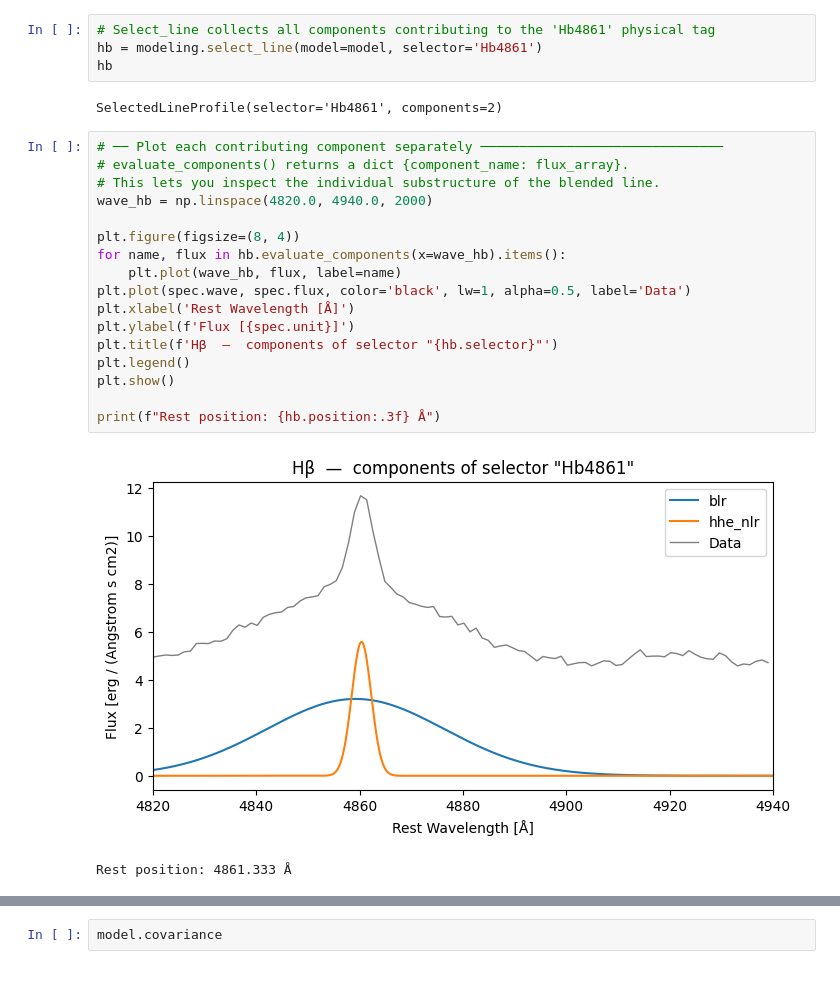
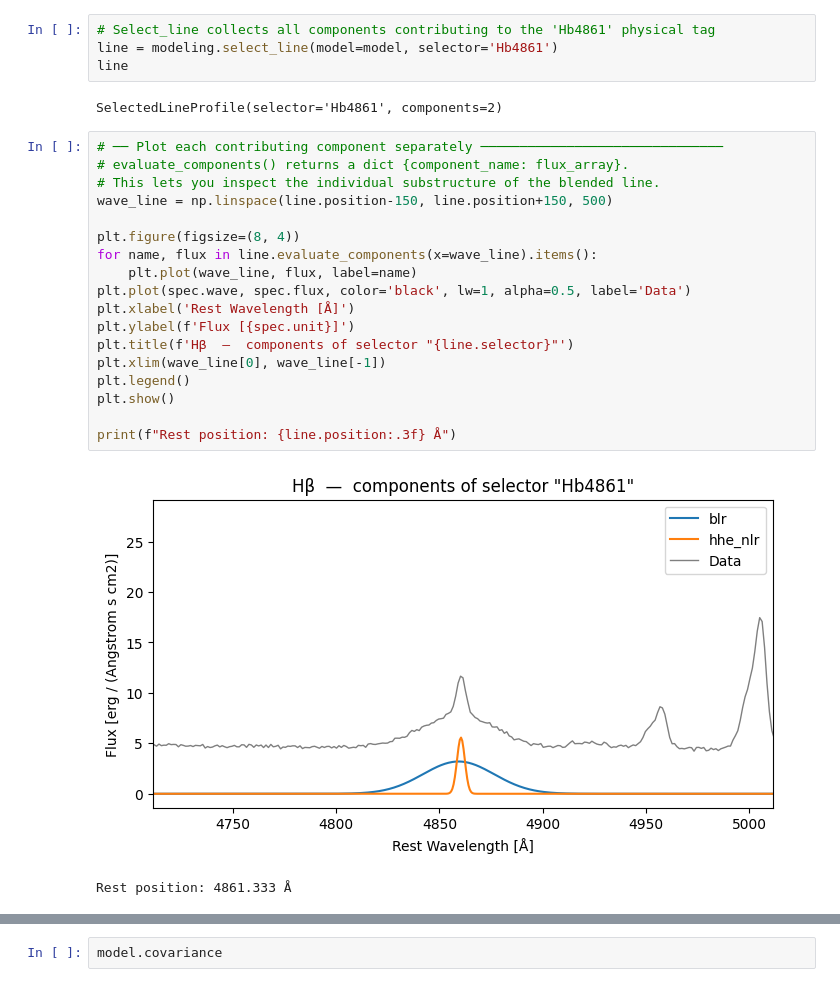
Before and after one commit to pier-astro/prism-spec, a Jupyter notebook: examples/Blended Line Analysis.ipynb, the cells around one changed output, grey strips where cells are left out. Drawn from its saved outputs; the diff is of its cells as text.

```diff
--- a/examples/Blended Line Analysis.ipynb
+++ b/examples/Blended Line Analysis.ipynb
@@ -107,29 +78,30 @@ comps.names
 ['bknpower', 'blr', 'nlr', 'hhe_nlr', 'oiii', 'fe']
 # %%
 # Select_line collects all components contributing to the 'Hb4861' physical tag
-hb = modeling.select_line(model=model, selector='Hb4861')
-hb
+line = modeling.select_line(model=model, selector='Hb4861')
+line
 # %% [output]
 SelectedLineProfile(selector='Hb4861', components=2)
 # %%
 # ── Plot each contributing component separately ───────────────────────────────
 # evaluate_components() returns a dict {component_name: flux_array}.
 # This lets you inspect the individual substructure of the blended line.
-wave_hb = np.linspace(4820.0, 4940.0, 2000)
+wave_line = np.linspace(line.position-150, line.position+150, 500)
 
 plt.figure(figsize=(8, 4))
-for name, flux in hb.evaluate_components(x=wave_hb).items():
-    plt.plot(wave_hb, flux, label=name)
+for name, flux in line.evaluate_components(x=wave_line).items():
+    plt.plot(wave_line, flux, label=name)
 plt.plot(spec.wave, spec.flux, color='black', lw=1, alpha=0.5, label='Data')
 plt.xlabel('Rest Wavelength [Å]')
 plt.ylabel(f'Flux [{spec.unit}]')
-plt.title(f'Hβ  —  components of selector "{hb.selector}"')
+plt.title(f'Hβ  —  components of selector "{line.selector}"')
+plt.xlim(wave_line[0], wave_line[-1])
 plt.legend()
 plt.show()
 
-print(f"Rest position: {hb.position:.3f} Å")
+print(f"Rest position: {line.position:.3f} Å")
 # %% [output]
-[figure, old version]
+[figure, new version]
 Rest position: 4861.333 Å
 # %%
 # ── Measurement without uncertainties ────────────────────────────────────────
```
Also changed, not shown: parts of 5 cells of this notebook, 13 other files.
